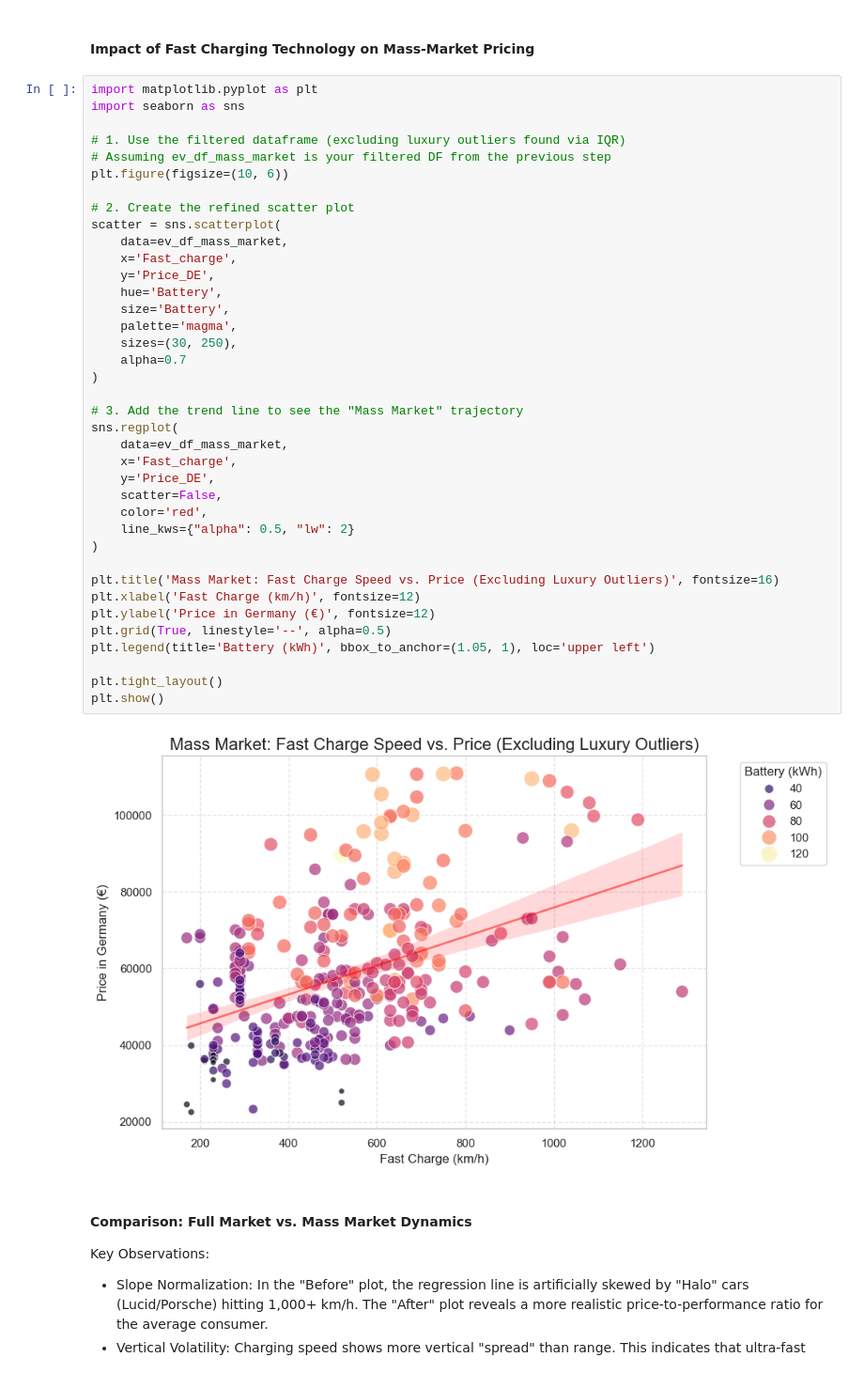
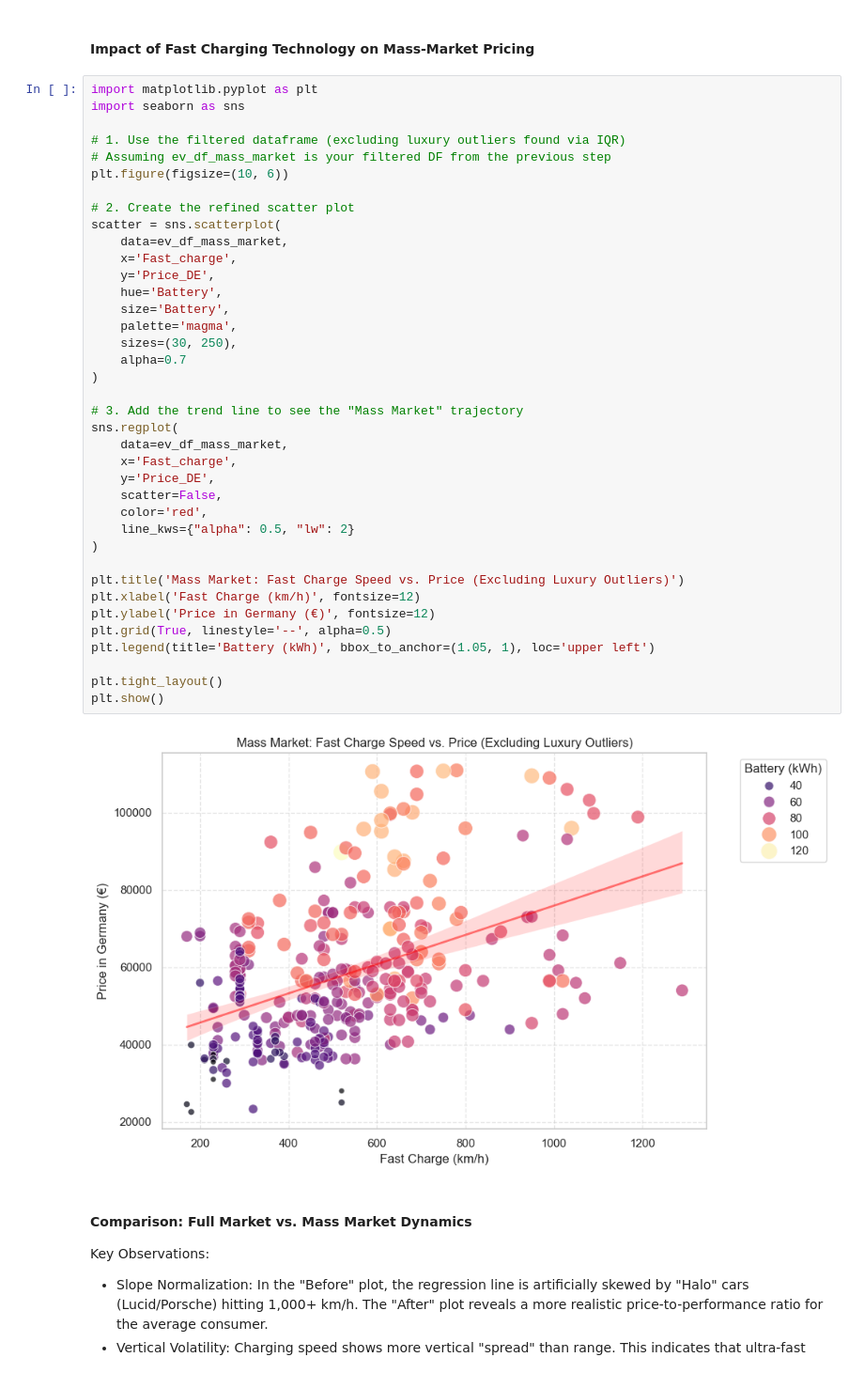
Before and after one commit to divyadas176/Electric_Vehicle_Analysis, a Jupyter notebook: Electric_Vehicle_Analysis.ipynb, the cells around one changed output. Shown at 94% size. Saved outputs shown, nothing was run; the diff lists cells and outputs as text.

```diff
--- a/Electric_Vehicle_Analysis.ipynb
+++ b/Electric_Vehicle_Analysis.ipynb
@@ -853,35 +853,35 @@ plt.figure(figsize=(10, 6))
 # 2. Create the refined scatter plot
 scatter = sns.scatterplot(
     data=ev_df_mass_market,
     x='Fast_charge',
     y='Price_DE',
     hue='Battery',
     size='Battery',
     palette='magma',
     sizes=(30, 250),
     alpha=0.7
 )
 
 # 3. Add the trend line to see the "Mass Market" trajectory
 sns.regplot(
     data=ev_df_mass_market,
     x='Fast_charge',
     y='Price_DE',
     scatter=False,
     color='red',
     line_kws={"alpha": 0.5, "lw": 2}
 )
 
-plt.title('Mass Market: Fast Charge Speed vs. Price (Excluding Luxury Outliers)', fontsize=16)
+plt.title('Mass Market: Fast Charge Speed vs. Price (Excluding Luxury Outliers)')
 plt.xlabel('Fast Charge (km/h)', fontsize=12)
 plt.ylabel('Price in Germany (€)', fontsize=12)
 plt.grid(True, linestyle='--', alpha=0.5)
 plt.legend(title='Battery (kWh)', bbox_to_anchor=(1.05, 1), loc='upper left')
 
 plt.tight_layout()
 plt.show()
 # %% [output]
-[figure, old version]
+[figure, new version]
 # %% [markdown]
 #### Comparison: Full Market vs. Mass Market Dynamics
 Key Observations:
```
Also changed, not shown: parts of 17 cells of this notebook.
